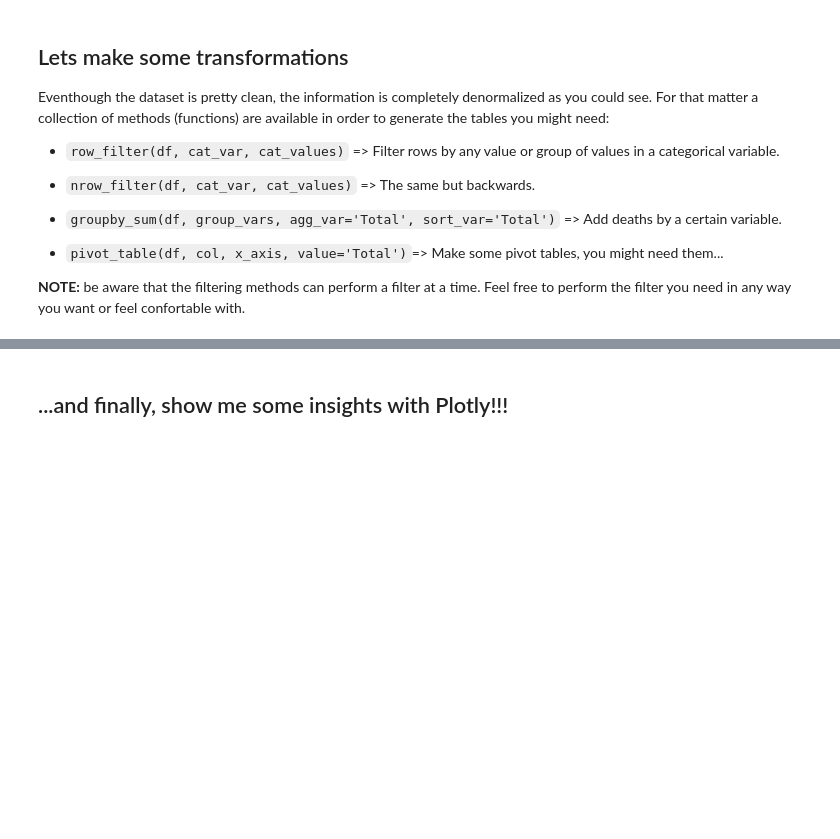
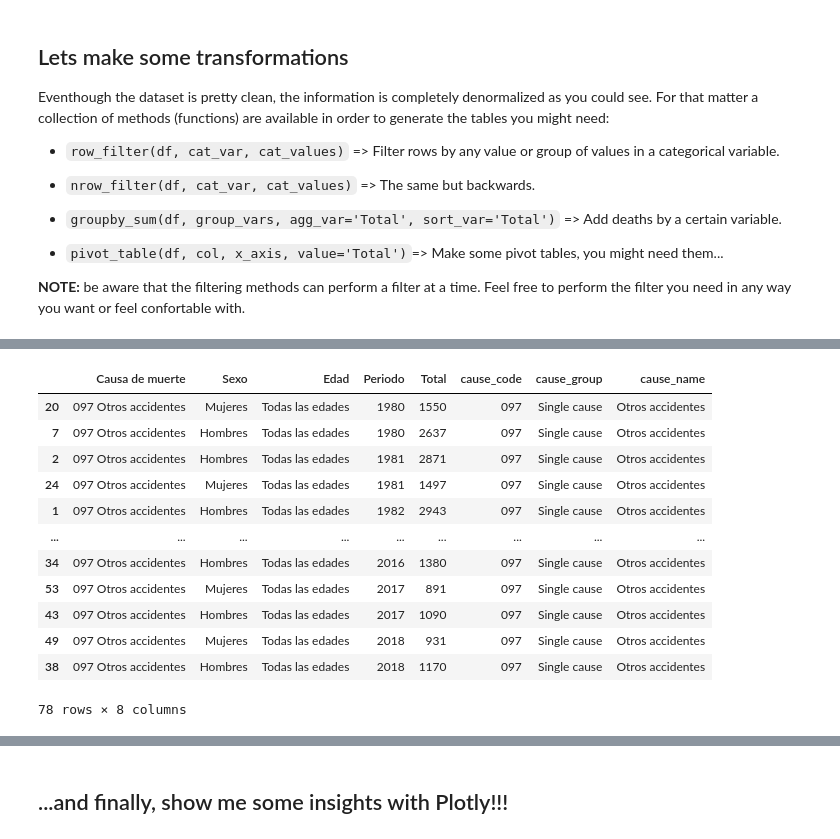
Before and after one commit to silviluliuma/deadly_viz_challenge, a Jupyter notebook: notebooks/deadly_viz_challenge.ipynb, the cells around one changed output, grey strips where cells are left out. Cells and saved outputs as stored; diff of their text form; code cells hidden in the pictures; blank space fills up the shorter version.

```diff
--- a/notebooks/deadly_viz_challenge.ipynb
+++ b/notebooks/deadly_viz_challenge.ipynb
@@ -81,0 +194,17 @@ dataset.head()
+# %%
+d_sorted = d.sort_values(by='Periodo', ascending=True)
+d_sorted
+# %% [output]
+|  | Causa de muerte | Sexo | Edad | Periodo | Total | cause_code | cause_group | cause_name |
+| 20 | 097 Otros accidentes | Mujeres | Todas las edades | 1980 | 1550 | 097 | Single cause | Otros accidentes |
+| 7 | 097 Otros accidentes | Hombres | Todas las edades | 1980 | 2637 | 097 | Single cause | Otros accidentes |
+| 2 | 097 Otros accidentes | Hombres | Todas las edades | 1981 | 2871 | 097 | Single cause | Otros accidentes |
+| 24 | 097 Otros accidentes | Mujeres | Todas las edades | 1981 | 1497 | 097 | Single cause | Otros accidentes |
+| 1 | 097 Otros accidentes | Hombres | Todas las edades | 1982 | 2943 | 097 | Single cause | Otros accidentes |
+| ... | ... | ... | ... | ... | ... | ... | ... | ... |
+| 34 | 097 Otros accidentes | Hombres | Todas las edades | 2016 | 1380 | 097 | Single cause | Otros accidentes |
+| 53 | 097 Otros accidentes | Mujeres | Todas las edades | 2017 | 891 | 097 | Single cause | Otros accidentes |
+| 43 | 097 Otros accidentes | Hombres | Todas las edades | 2017 | 1090 | 097 | Single cause | Otros accidentes |
+| 49 | 097 Otros accidentes | Mujeres | Todas las edades | 2018 | 931 | 097 | Single cause | Otros accidentes |
+| 38 | 097 Otros accidentes | Hombres | Todas las edades | 2018 | 1170 | 097 | Single cause | Otros accidentes |
+78 rows × 8 columns
```
Also changed, not shown: parts of 17 cells of this notebook.
